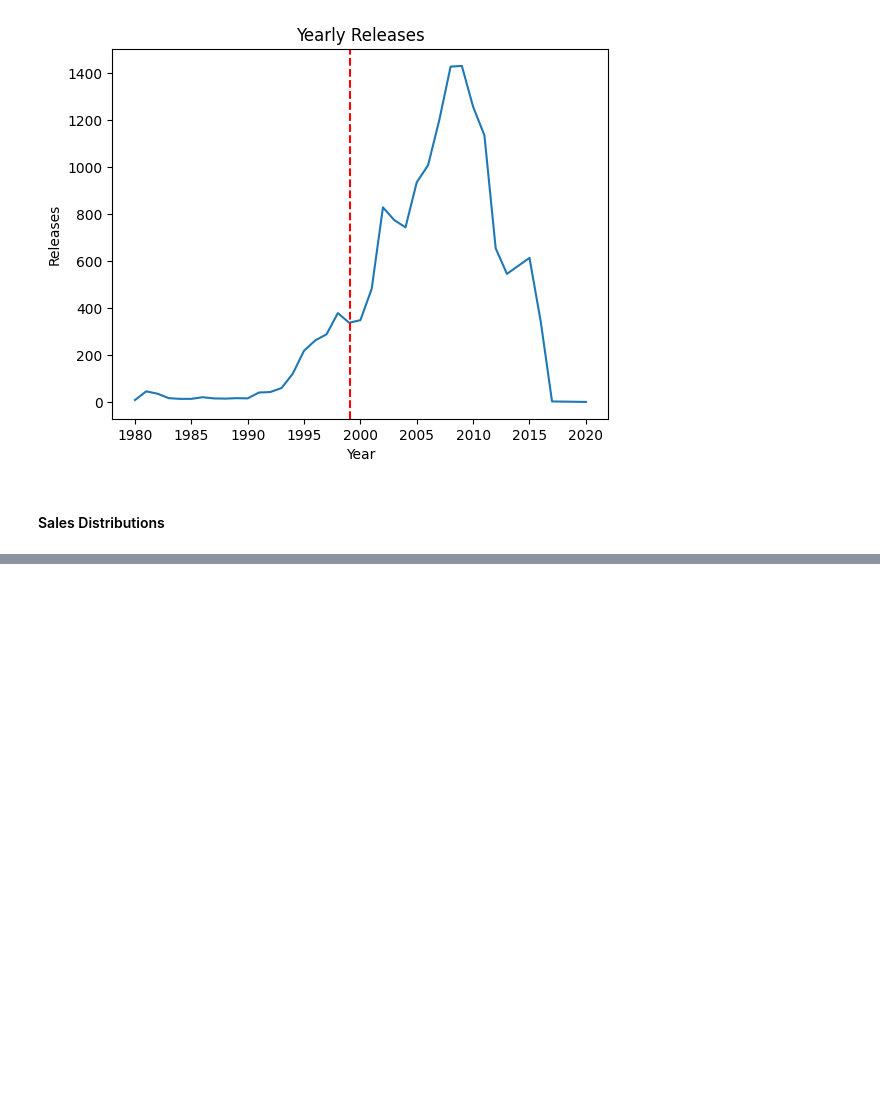
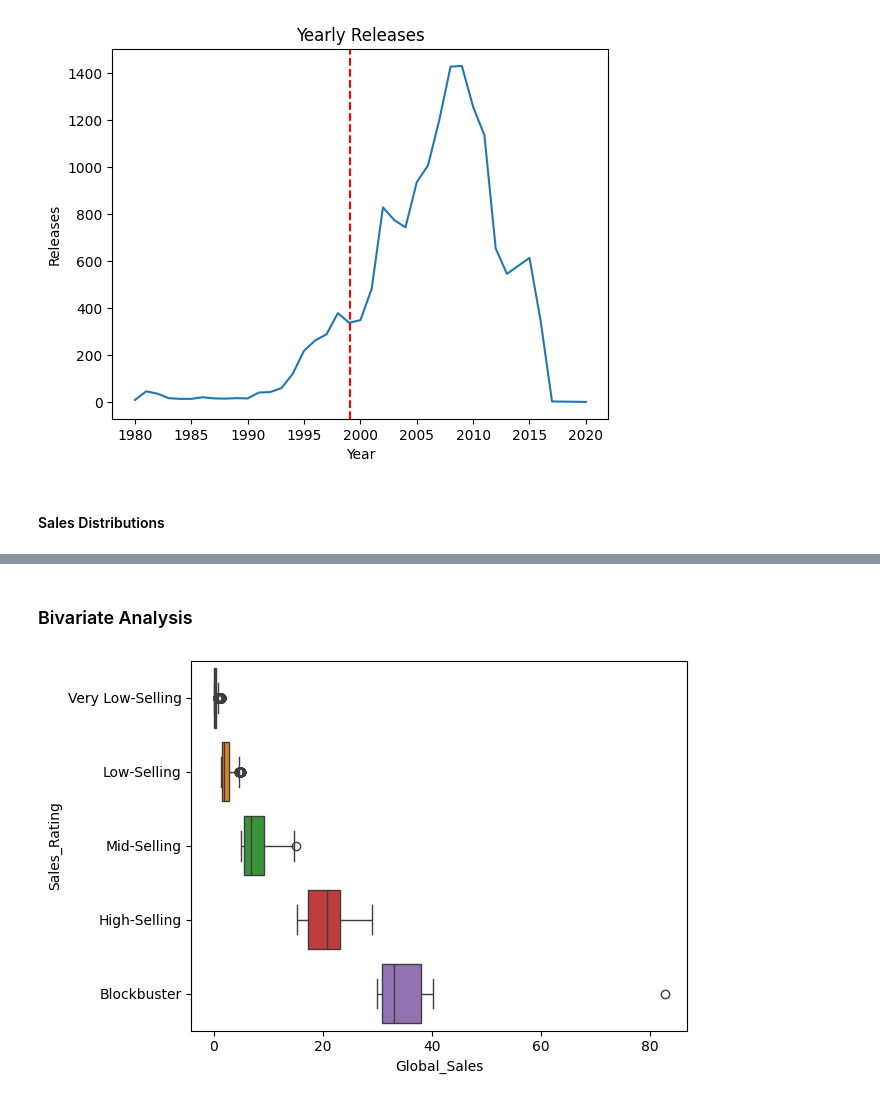
Before and after one commit to cafesmire/notebooks, a Jupyter notebook: video_game_sales/videogame_eda.ipynb, the cells around one changed output, grey strips where cells are left out. Cells and saved outputs as stored; diff of their text form; code cells hidden in the pictures; blank space fills up the shorter version.

Commit message:
Finish univariate analysis, begin bivariate

```diff
--- a/video_game_sales/videogame_eda.ipynb
+++ b/video_game_sales/videogame_eda.ipynb
@@ -158,0 +145,7 @@ df_copy.head()
+# %% [markdown]
+### Bivariate Analysis
+# %%
+sns.boxplot(df_copy, x='Global_Sales', y='Sales_Rating', hue='Sales_Rating', legend=False)
+plt.show()
+# %% [output]
+[figure, added]
```
Also changed, not shown: parts of 7 cells of this notebook.
